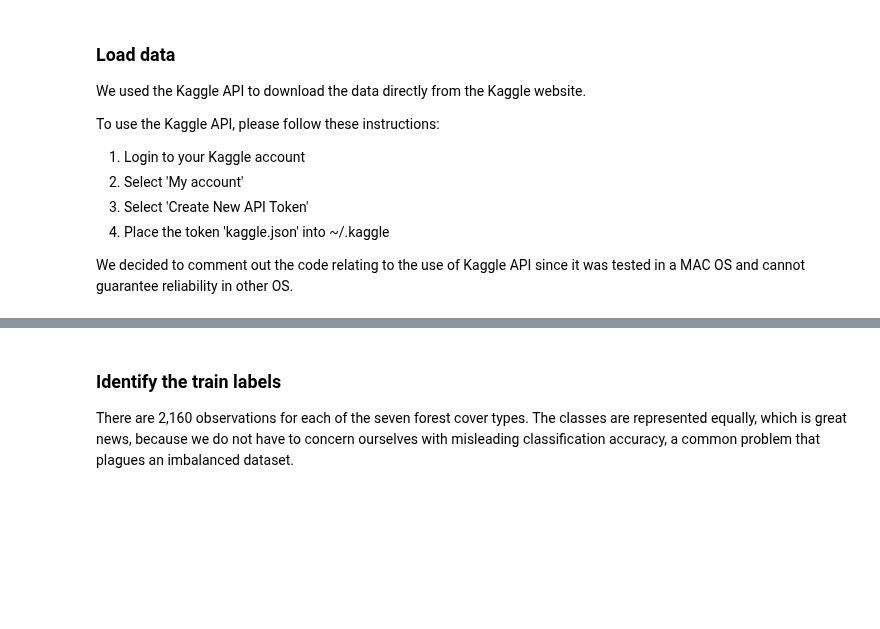
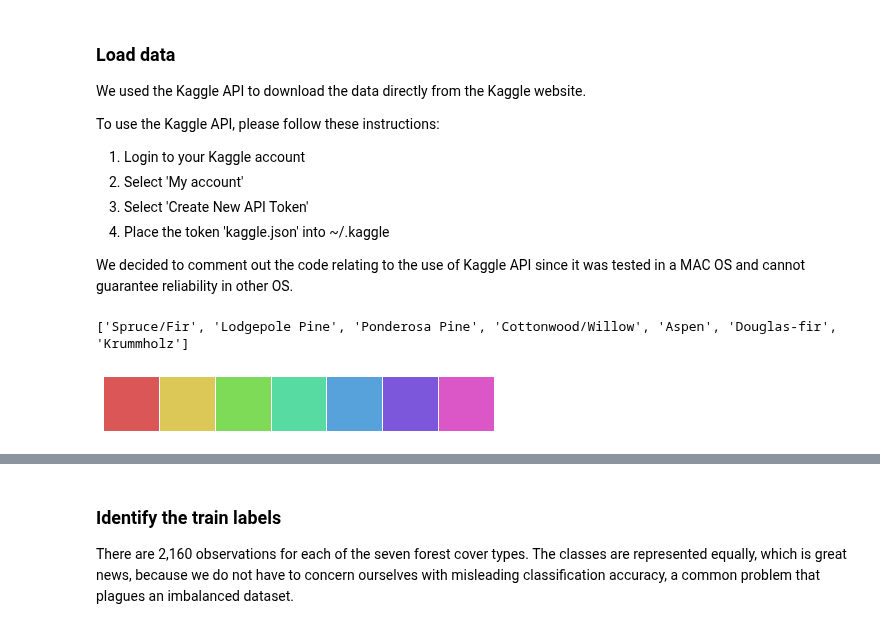
Before and after one commit to tiffapedia/w207-final, a Jupyter notebook: final-update.ipynb, the cells around one changed output, grey strips where cells are left out. Cells and saved outputs as stored; diff of their text form; code cells hidden in the pictures; blank space fills up the shorter version.

```diff
--- a/final-update.ipynb
+++ b/final-update.ipynb
@@ -270,6 +267,15 @@ lookup_cover_labels      = dict(zip(cover_types,cover_labels))
 lookup_soil_labels       = dict(zip(soil_vars,soil_labels))
 lookup_wilderness_labels = dict(zip(wilderness_vars,wilderness_labels))
 lookup_numerical_labels  = dict(zip(numerical_vars,numerical_feature_labels))
+# %%
+# specify the color to use for the train labels
+rgb_values = sns.hls_palette(7, 10).as_hex()
+# print out each associating label's color
+sns.palplot(sns.color_palette(rgb_values))
+print(cover_labels)
+# %% [output]
+['Spruce/Fir', 'Lodgepole Pine', 'Ponderosa Pine', 'Cottonwood/Willow', 'Aspen', 'Douglas-fir', 'Krummholz']
+[figure, added]
 # %% [markdown]
 <a id='identify-the-train-labels'/>
 # %% [markdown]
```
Also changed, not shown: parts of 42 cells of this notebook.
